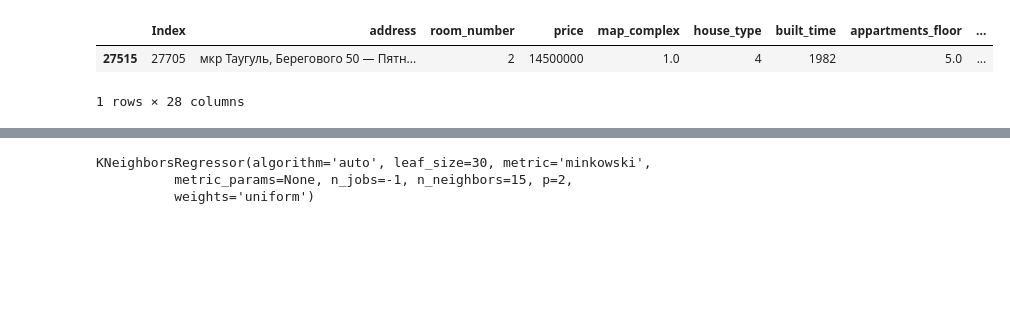
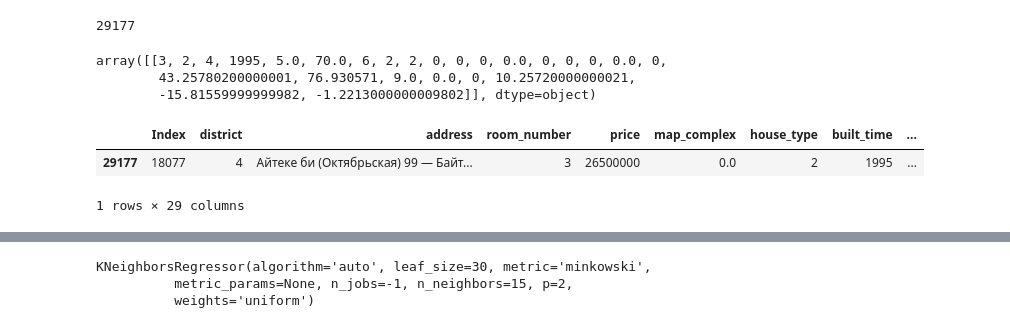
Before and after one commit to electricvortex/ml_house_price_calculation, a Jupyter notebook: Nearesst Neighbors.ipynb, the cells around one changed output, grey strips where cells are left out. Saved outputs shown, nothing was run; the diff lists cells and outputs as text; code cells hidden in the pictures; blank space fills up the shorter version.

```diff
--- a/Nearesst Neighbors.ipynb
+++ b/Nearesst Neighbors.ipynb
@@ -21,10 +21,11 @@ data = df.drop_duplicates(subset = subset)
 data = data[data.price < 1000000000]
 data = data[data.price < 800000000]
 data = shuffle(data)
+data.replace(-1, 0, inplace=True)
 data = data.reset_index(drop=True)
 # %%
 #choosing data
-X = data[['room_number', 'house_type',
+X = data[['room_number', 'house_type', 'district',
        'built_time', 'appartments_floor', 'all_space', 'state', 'bathroom',
        'balcony', 'balcony_glassed', 'door', 'phone', 'ceiling', 'safety',
        'at_the_hotel', 'internet', 'furniture', 'parking', 'latitude',
@@ -35,12 +36,22 @@ y = data['price']
 X_train, X_test, y_train, y_test = train_test_split(X, y, random_state=7)
 # %%
 out = X_test[-1:]
+# %%
+out.index[0]
+# %% [output]
+29177
+# %%
+out.values
+# %% [output]
+array([[3, 2, 4, 1995, 5.0, 70.0, 6, 2, 2, 0, 0, 0, 0.0, 0, 0, 0, 0.0, 0,
+        43.25780200000001, 76.930571, 9.0, 0.0, 0, 10.25720000000021,
+        -15.81559999999982, -1.2213000000009802]], dtype=object)
 # %%
-data[data.index == 27515]
+data[data.index == out.index[0]]
 # %% [output]
-|  | Index | address | room_number | price | map_complex | house_type | built_time | appartments_floor | ... |
-| 27515 | 27705 | мкр Таугуль, Берегового 50 — Пятн... | 2 | 14500000 | 1.0 | 4 | 1982 | 5.0 | ... |
+|  | Index | district | address | room_number | price | map_complex | house_type | built_time | ... |
+| 29177 | 18077 | 4 | Айтеке би (Октябрьская) 99 — Байт... | 3 | 26500000 | 0.0 | 2 | 1995 | ... |
-1 rows × 28 columns
+1 rows × 29 columns
 # %%
 from math import sin, cos, sqrt, atan2, radians
 lat = X_train['latitude'].values
```
Also changed, not shown: parts of 15 cells of this notebook, 4 other files.
